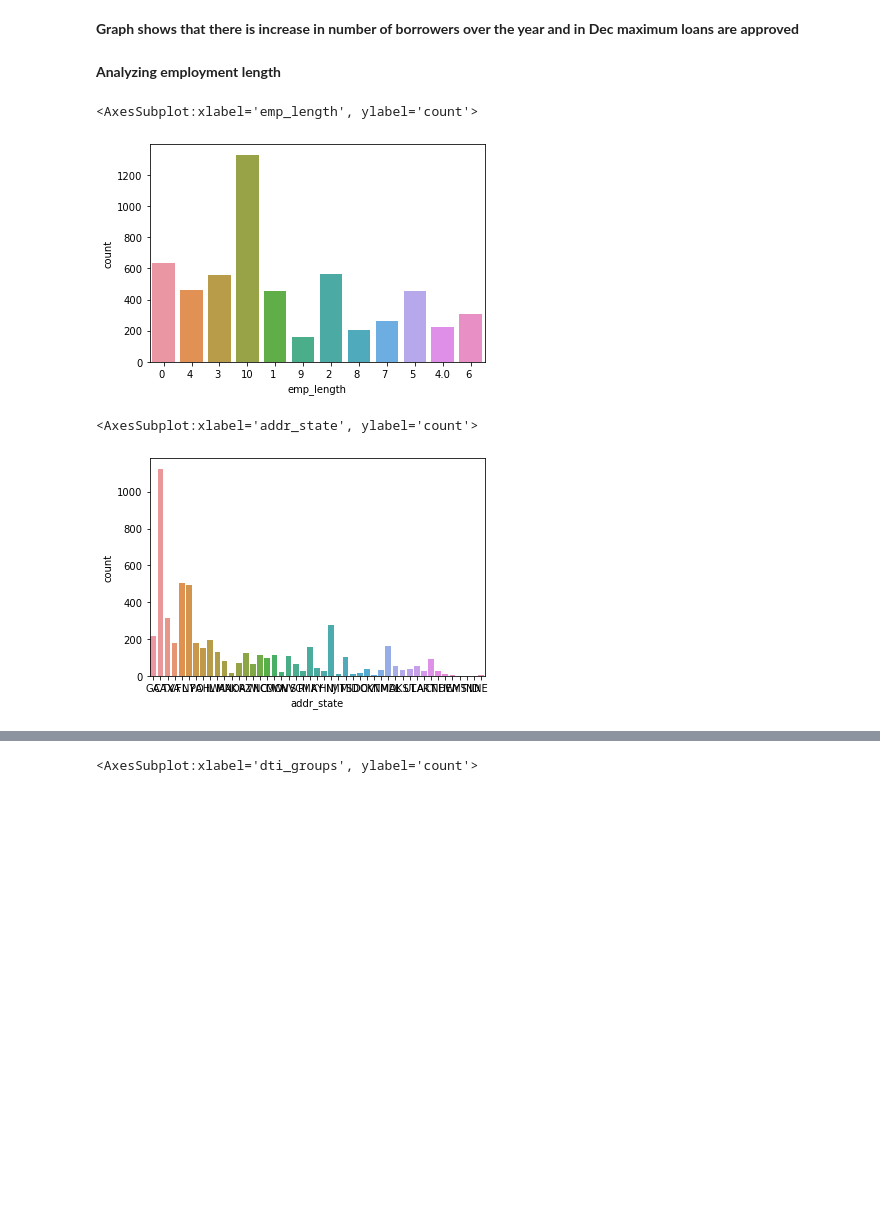
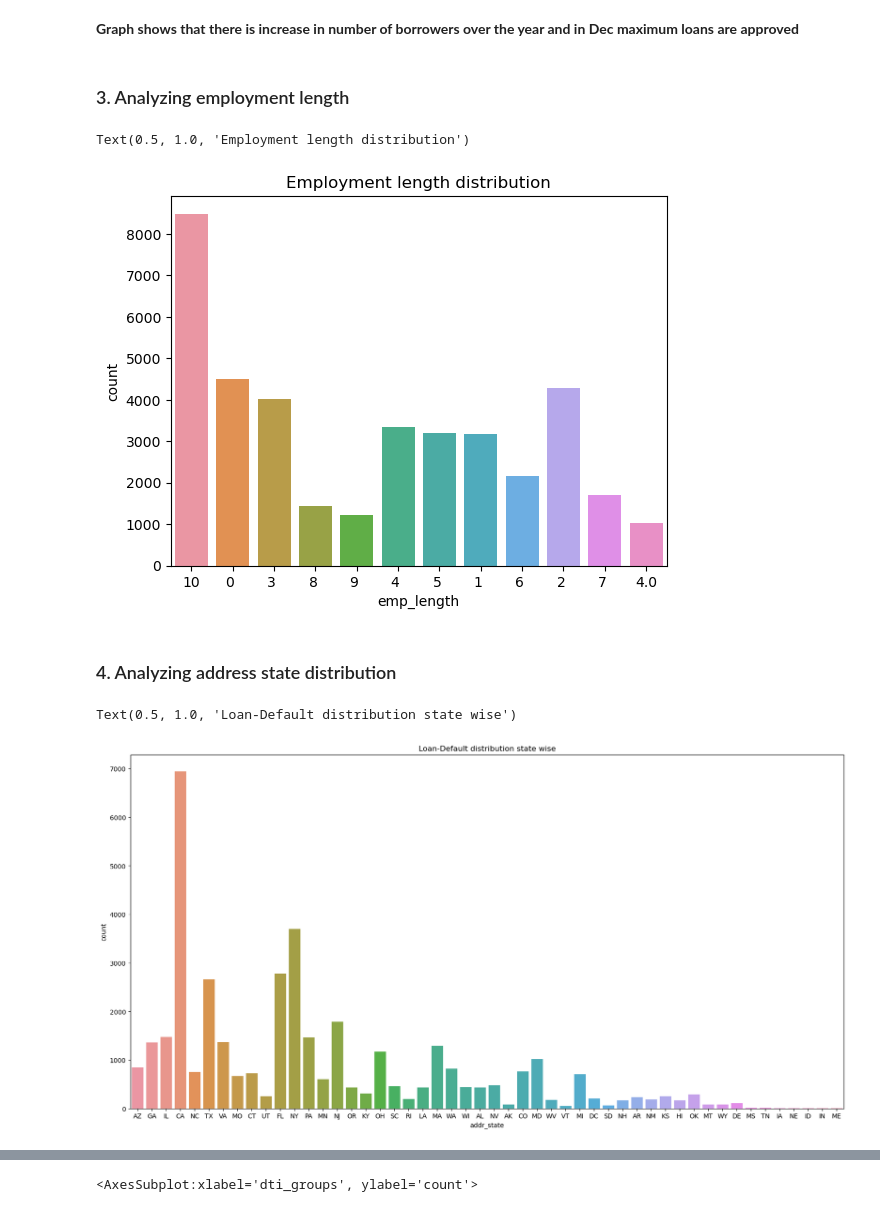
Before and after one commit to tushar091/LendingClubCaseStudy, a Jupyter notebook: lending_case_study.ipynb, the cells around one changed output, grey strips where cells are left out. Cells and saved outputs as stored; diff of their text form; code cells hidden in the pictures; blank space fills up the shorter version.

```diff
--- a/lending_case_study.ipynb
+++ b/lending_case_study.ipynb
@@ -113,8 +118,8 @@ df_loan.drop(['mths_since_last_delinq','mths_since_last_record'],axis=1,inplace=
 df_loan['emp_length']=df_loan['emp_length'].str.replace("years","")
 df_loan['emp_length']=df_loan['emp_length'].str.replace("year","")
 df_loan['emp_length']=df_loan['emp_length'].str.replace("< 1","0")
-#df_loan['emp_length']=df_loan['emp_length'].str.replace('10+ ', '10')
-df_loan['emp_length']=df_loan['emp_length'].str.replace(r'(^.*10+.*$)', '10')
+df_loan['emp_length']=df_loan['emp_length'].str.replace('10+ ', '10')
+#df_loan['emp_length']=df_loan['emp_length'].str.replace(r'(^.*10+.*$)', '10')
 # %%
 df_loan['emp_length'].fillna(df_loan['emp_length'].median(),inplace=True)
 # %%
@@ -303,16 +314,20 @@ plt.show()
 # %% [markdown]
 **Graph shows that there is increase in number of borrowers over the year and in Dec maximum loans are approved**
 # %% [markdown]
-**Analyzing employment length**
+### 3. Analyzing employment length
 # %%
-sns.countplot(x='emp_length', data=df_loan[df_loan.loan_status == 'Charged Off'])
-#plt.title()
+sns.countplot(x='emp_length', data=df_filter)
+plt.title('Employment length distribution')
 # %% [output]
-<AxesSubplot:xlabel='emp_length', ylabel='count'>
+Text(0.5, 1.0, 'Employment length distribution')
-[figure, old version]
+[figure, new version]
+# %% [markdown]
+### 4. Analyzing address state distribution
 # %%
-sns.countplot(x='addr_state',data=df_loan[df_loan.loan_status == 'Charged Off'])
+plt.figure(figsize=(20,10))
+sns.countplot(x='addr_state',data=df_filter)
+plt.title('Loan-Default distribution state wise')
 # %% [output]
-<AxesSubplot:xlabel='addr_state', ylabel='count'>
+Text(0.5, 1.0, 'Loan-Default distribution state wise')
-[figure, old version]
+[figure, new version]
 # %% [markdown]
```
Also changed, not shown: parts of 33 cells of this notebook, 2 other files.
